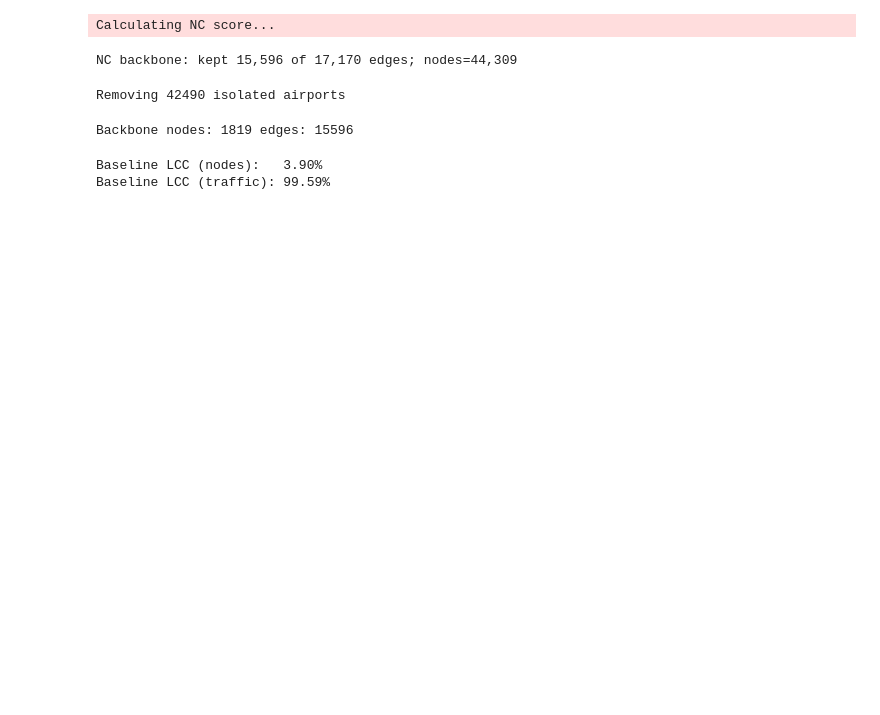
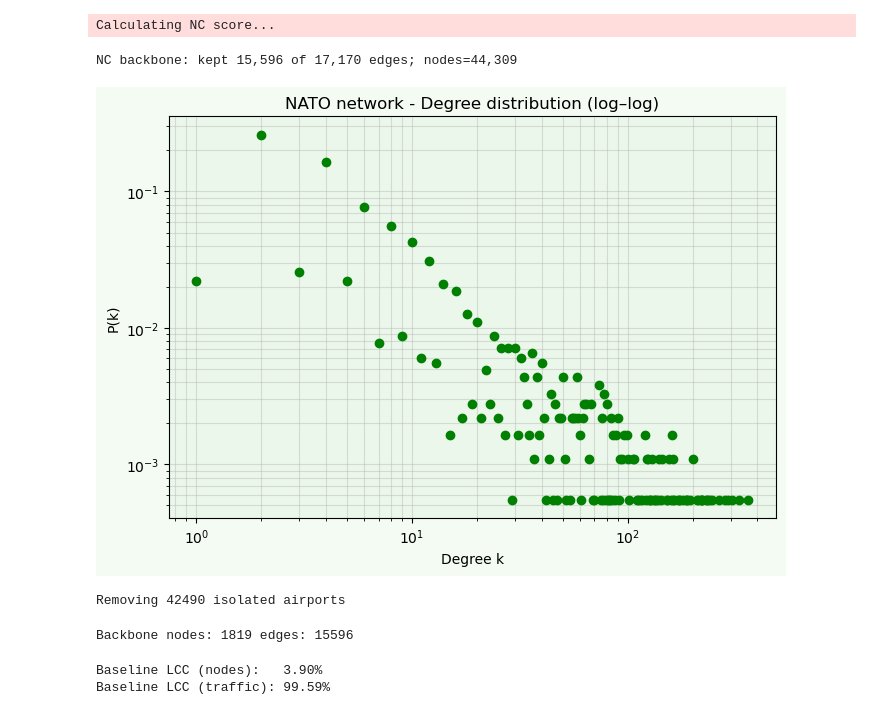
Before and after one commit to EKorczakitu/Airport-Shutdown, a Jupyter notebook: EDA_Attack.ipynb, the cells around one changed output. Saved outputs shown, nothing was run; the diff lists cells and outputs as text; code cells hidden in the pictures; blank space fills up the shorter version.

```diff
--- a/EDA_Attack.ipynb
+++ b/EDA_Attack.ipynb
@@ -220,6 +222,27 @@ G_FULL = G_dir
 # %% [output]
 Calculating NC score...
 NC backbone: kept 15,596 of 17,170 edges; nodes=44,309
+# %%
+degrees = [d for _, d in G_FULL.degree() if d > 0]
+
+degree_counts = Counter(degrees)
+
+k_vals = np.array(sorted(degree_counts.keys()))
+pk_vals = np.array([degree_counts[k] for k in k_vals], dtype=float) / len(degrees)
+
+plt.figure(figsize=(7,5))
+plt.loglog(k_vals, pk_vals, 'o', color = "green")
+ax = plt.gca()
+ax.set_facecolor('#eaf7ea')
+plt.gcf().set_facecolor('#f3fbf3')
+plt.xlabel("Degree k")
+plt.ylabel("P(k)")
+plt.title("NATO network - Degree distribution (log–log)")
+plt.grid(True, which="both", ls="-", alpha=0.4)
+plt.tight_layout()
+plt.show()
+# %% [output]
+[figure, added]
 # %%
 isolated_nodes = [n for n, d in G_ACTIVE.degree() if d == 0]
 print(f"Removing {len(isolated_nodes)} isolated airports")
```
Also changed, not shown: parts of 3 cells of this notebook, 1 other file.
